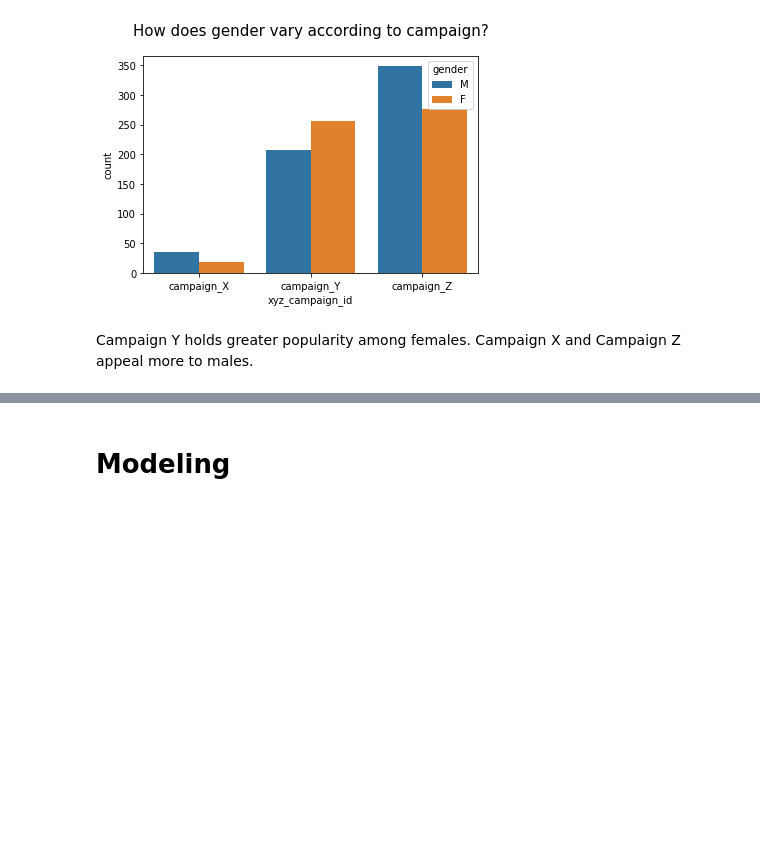
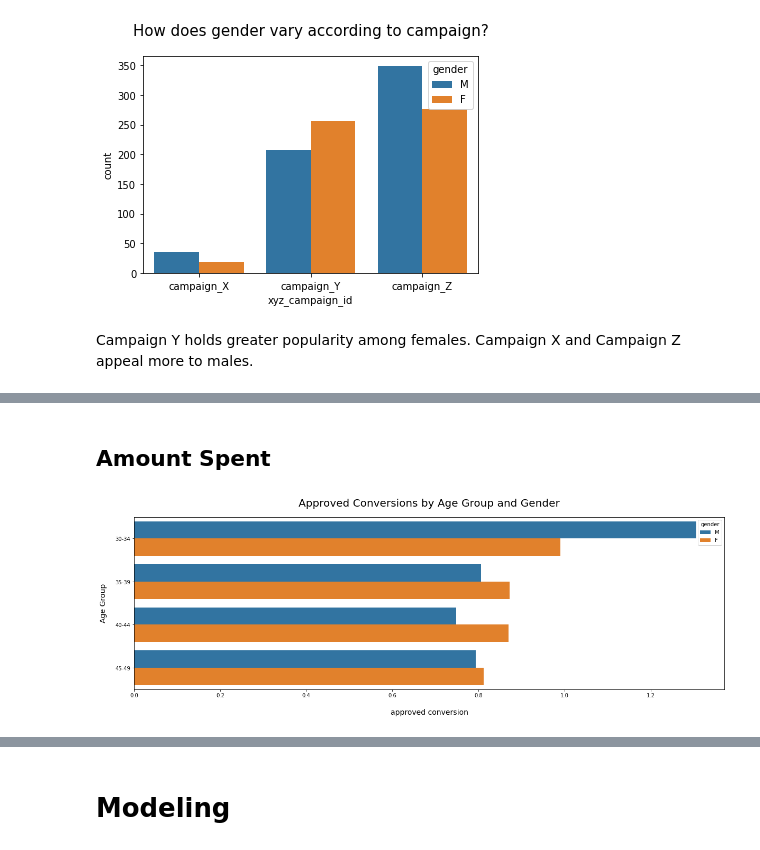
Before and after one commit to jaramiar/Sales-Conversion, a Jupyter notebook: KNN_Ad_Campaigns.ipynb, the cells around one changed output, grey strips where cells are left out. Saved outputs shown, nothing was run; the diff lists cells and outputs as text; code cells hidden in the pictures; blank space fills up the shorter version.

```diff
--- a/KNN_Ad_Campaigns.ipynb
+++ b/KNN_Ad_Campaigns.ipynb
@@ -152,0 +162,14 @@ Campaign Y holds greater popularity among females. Campaign X and Campaign Z app
+# %% [markdown]
+## Amount Spent
+# %%
+# count plot on single categorical variable
+fig_dims = (20,6)
+fig, ax = plt.subplots(figsize=fig_dims)
+sns.barplot(x = 'Approved_Conversion', y = 'age', data = data, ci = None, hue = 'gender')
+plt.title("Approved Conversions by Age Group and Gender", size = 20, pad = 20)
+plt.xlabel("approved conversion", size = 14, labelpad = 20)
+plt.ylabel("Age Group", size = 14, labelpad = 15)
+# Show the plot
+plt.show()
+# %% [output]
+[figure, added]
```
Also changed, not shown: parts of 17 cells of this notebook.
